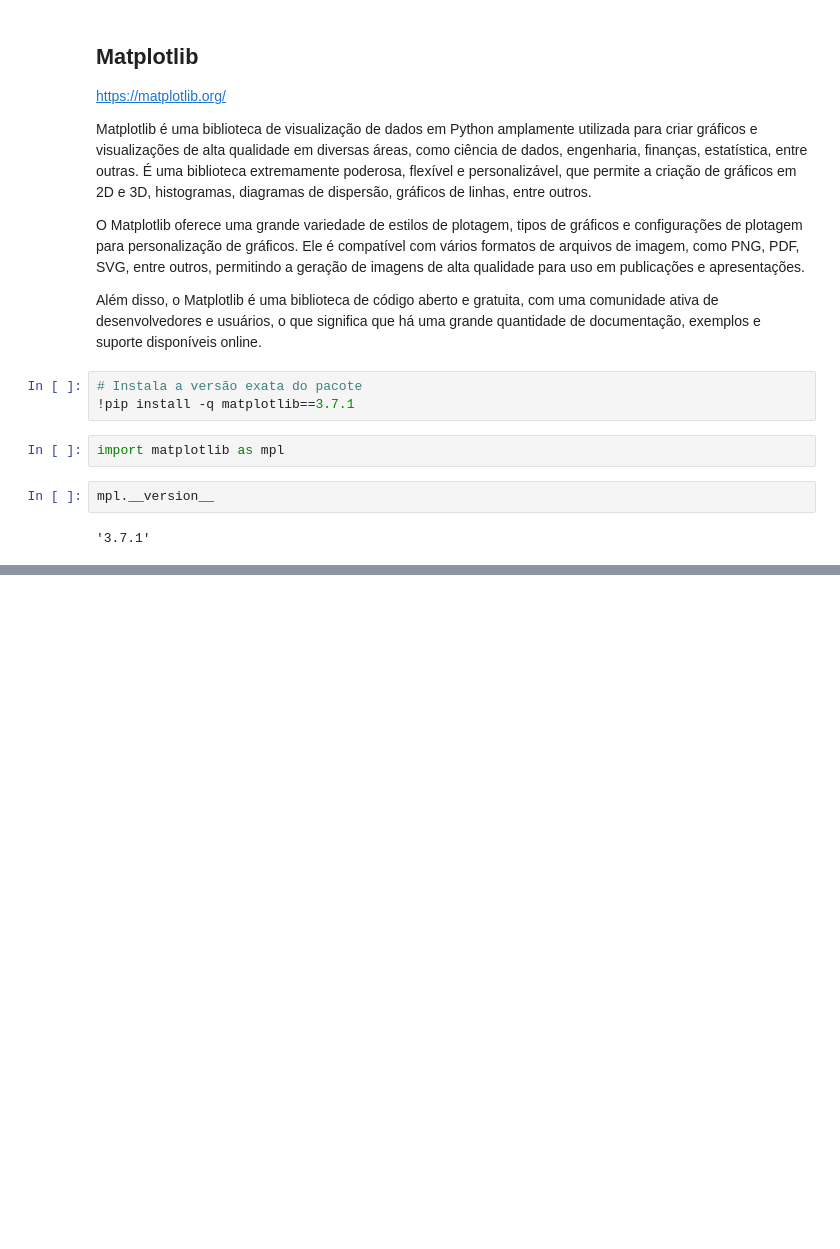
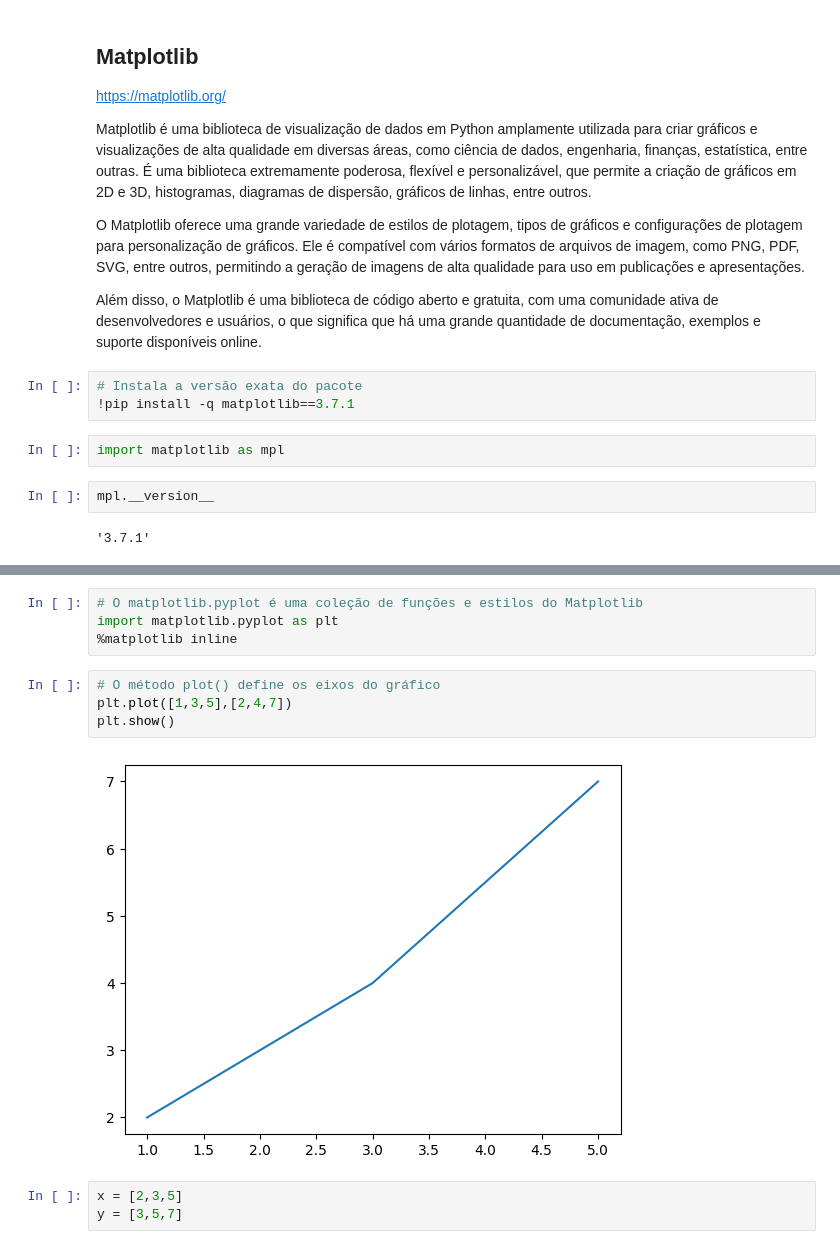
Before and after one commit to GChandrone/PythonDSA, a Jupyter notebook: Cap11/DSA-Python-Cap11-Matplotlib.ipynb, the cells around one changed output, grey strips where cells are left out. Cells and saved outputs as stored; diff of their text form; blank space fills up the shorter version.

Commit message:
Construindo Plots com Matplotlib em Python

```diff
--- a/Cap11/DSA-Python-Cap11-Matplotlib.ipynb
+++ b/Cap11/DSA-Python-Cap11-Matplotlib.ipynb
@@ -25,0 +34,13 @@ mpl.__version__
+# %%
+# O matplotlib.pyplot é uma coleção de funções e estilos do Matplotlib
+import matplotlib.pyplot as plt
+%matplotlib inline
+# %%
+# O método plot() define os eixos do gráfico
+plt.plot([1,3,5],[2,4,7])
+plt.show()
+# %% [output]
+[figure, added]
+# %%
+x = [2,3,5]
+y = [3,5,7]
```
Also changed, not shown: parts of 4 cells of this notebook.
